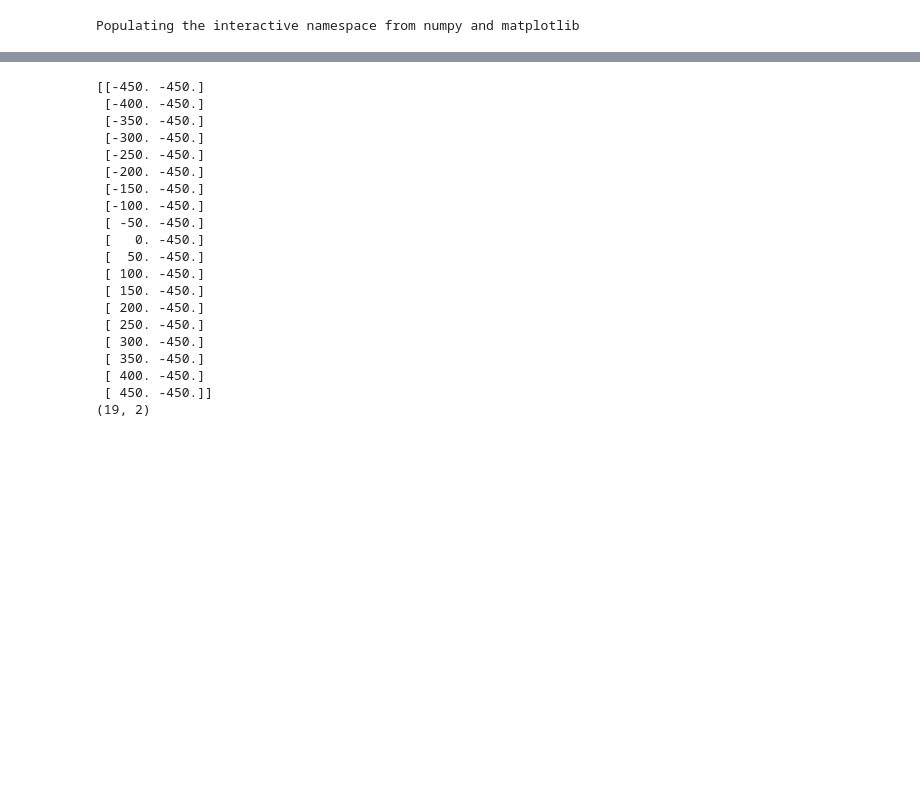
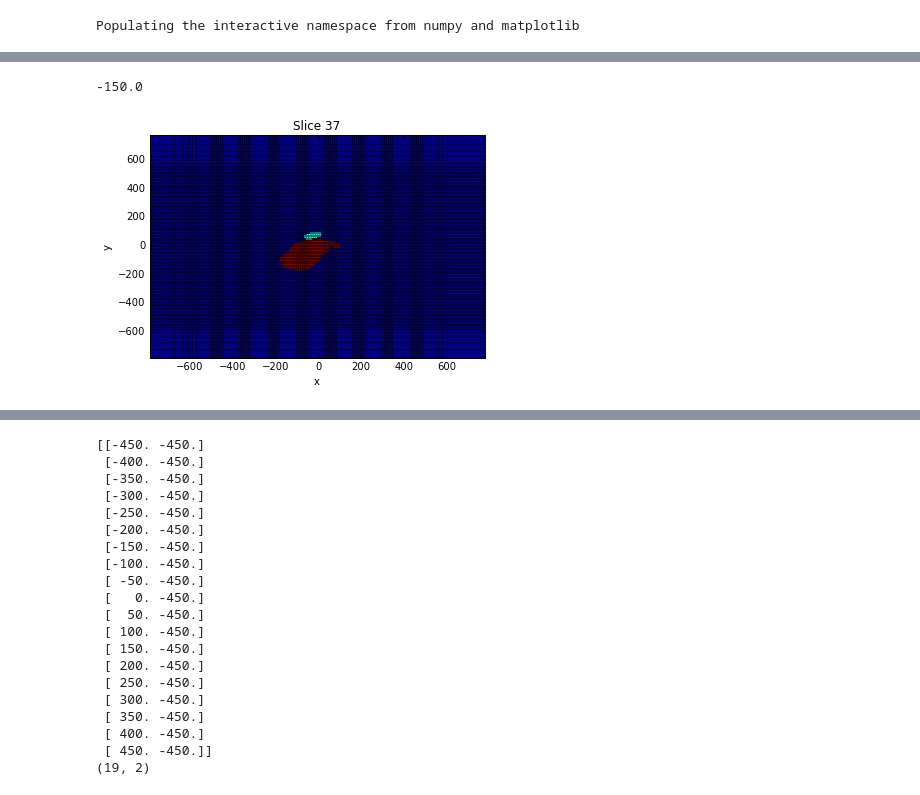
Before and after one commit to simpeg/presentations, a Jupyter notebook: SciPy2016/DC_IP_work/DC_ProblemSetup.ipynb, the cells around one changed output, grey strips where cells are left out. Cells and saved outputs as stored; diff of their text form; code cells hidden in the pictures; blank space fills up the shorter version.

```diff
--- a/SciPy2016/DC_IP_work/DC_ProblemSetup.ipynb
+++ b/SciPy2016/DC_IP_work/DC_ProblemSetup.ipynb
@@ -86,3 +117,9 @@ def gettopoCC(mesh, airind):
         topoCC[i] = ZC[i,:][~AIRIND[i,:]].max()
     XY = Utils.ndgrid(mesh.vectorCCx, mesh.vectorCCy)
     return mesh2D, topoCC
+# %%
+mesh.plotSlice(np.log10(sigma), grid=True)
+print mesh.vectorCCz[32]
+# %% [output]
+-150.0
+[figure, added]
```
Also changed, not shown: parts of 31 cells of this notebook, 7 other files.
